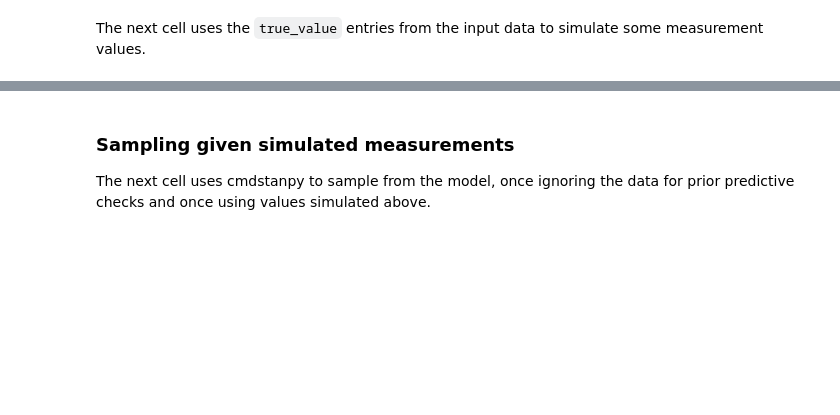
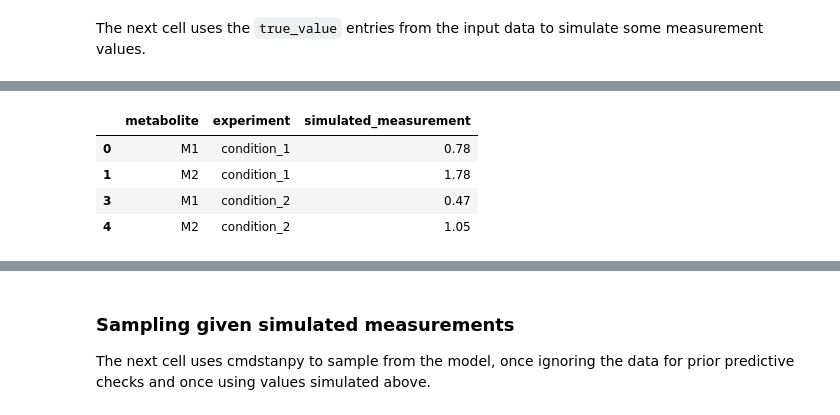
Before and after one commit to teddygroves/stancon_2019_metabolic_network_notebook, a Jupyter notebook: Modelling networks of metabolic reactions with Stan.ipynb, the cells around one changed output, grey strips where cells are left out. Cells and saved outputs as stored; diff of their text form; code cells hidden in the pictures; blank space fills up the shorter version.

```diff
--- a/Modelling networks of metabolic reactions with Stan.ipynb
+++ b/Modelling networks of metabolic reactions with Stan.ipynb
@@ -278,7 +224,9 @@ Concentration measurements:
 ### Simulating some  measurements
 A separate simulation model, shown below, is used to generate measurement values. It has the same `functions` block as the inference model, but does not do any MCMC as no uncertainty needs to be taken into account.
 # %%
-with open('simulation_model_linear.stan', 'r') as f:
+simulation_model_file = 'stan_code/simulation_model_linear.stan'
+
+with open(simulation_model_file, 'r') as f:
     print(f.read())
 # %% [output]
 functions {
@@ -367,0 +251,81 @@ INFO:cmdstanpy:finish chain 1
+# %%
+STEADY_STATE_TIME = 200
+ABS_TOL = 1e-12
+REL_TOL = 1e-13
+MAX_STEPS = int(1e9)
+SIMULATION_CSV_PATH = 'output_data/simulation_output.csv'
+
+metabolites = rn.metabolites
+metabolite_names = rn.stoichiometry.columns
+unbalanced_metabolites = rn.metabolites.query('is_unbalanced')
+balanced_metabolites = rn.metabolites.query('~is_unbalanced')
+reaction_names = rn.stoichiometry.index
+concentration_unbalanced = (
+    rn.unbalanced_metabolite_priors
+    .set_index(['metabolite_code', 'experiment_code'])
+    ['true_value']
+    .unstack()
+    .values
+    .tolist()
+)
+simulation_input_data = {
+    'N_balanced': len(balanced_metabolites),
+    'N_unbalanced': len(unbalanced_metabolites),
+    'N_kinetic_parameter': len(rn.kinetic_parameters),
+    'N_reaction': len(reaction_names),
+    'N_experiment': len(rn.experiments),
+    'N_known_real': len(rn.known_reals),
+    'N_flux_measurement': len(rn.flux_measurements),
+    'N_concentration_measurement': len(rn.concentration_measurements),
+    'pos_balanced': balanced_metabolites['stan_code'].values,
+    'pos_unbalanced': unbalanced_metabolites['stan_code'].values,
+    'ix_experiment_concentration_measurement': rn.concentration_measurements['experiment_code'].values,
+    'ix_experiment_flux_measurement': rn.flux_measurements['experiment_code'].values,
+    'ix_metabolite_concentration_measurement': rn.concentration_measurements['metabolite_code'].values,
+    'ix_reaction_flux_measurement': rn.flux_measurements['reaction_code'].values,
+    'flux_measurement_scale': rn.flux_measurements['scale'].values,
+    'concentration_measurement_scale': rn.concentration_measurements['scale'].values,
+    'kinetic_parameter': rn.kinetic_parameters['true_value'].values,
+    'concentration_unbalanced': concentration_unbalanced,
+    'known_reals': rn.known_reals.drop('stan_code', axis=1).values.tolist(),
+    'initial_time': 0,
+    'steady_time': STEADY_STATE_TIME,
+    'rel_tol': REL_TOL,
+    'abs_tol': ABS_TOL,
+    'max_steps': MAX_STEPS
+}
+
+model = cmdstanpy.Model(stan_file=simulation_model_file)
+model.compile(include_paths=['stan_code'], overwrite=True)
+
+stanfit = model.sample(
+    data=simulation_input_data,
+    csv_basename=SIMULATION_CSV_PATH,
+    adapt_engaged=False,
+    warmup_iters=0,
+    sampling_iters=1,
+    chains=1,
+    cores=1
+)
+
+simulated_concentration_measurements = (
+    rn.concentration_measurements[['metabolite_label', 'experiment_label']]
+    .rename(columns={'metabolite_label': 'metabolite', 'experiment_label': 'experiment'})
+    .assign(
+        simulated_measurement=stanfit.get_drawset(['simulated_concentration_measurement']).iloc[0].values
+    )
+    .round(2)
+)
+simulated_flux_measurements = (
+    rn.flux_measurements[['flux_label', 'experiment_label']]
+    .rename(columns={'flux_label': 'reaction', 'experiment_label': 'experiment'})
+    .assign(
+        simulated_measurement=stanfit.get_drawset(['simulated_flux_measurement']).iloc[0].values
+    )
+    .round(2)
+
+)
+
+display(simulated_concentration_measurements)
+display(simulated_flux_measurements)
+# %% [output]
@@ -367,0 +337,5 @@ INFO:cmdstanpy:finish chain 1
+|  | metabolite | experiment | simulated_measurement |
+| 0 | M1 | condition_1 | 0.78 |
+| 1 | M2 | condition_1 | 1.78 |
+| 3 | M1 | condition_2 | 0.47 |
+| 4 | M2 | condition_2 | 1.05 |
```
Also changed, not shown: parts of 16 cells of this notebook, 8 other files.
